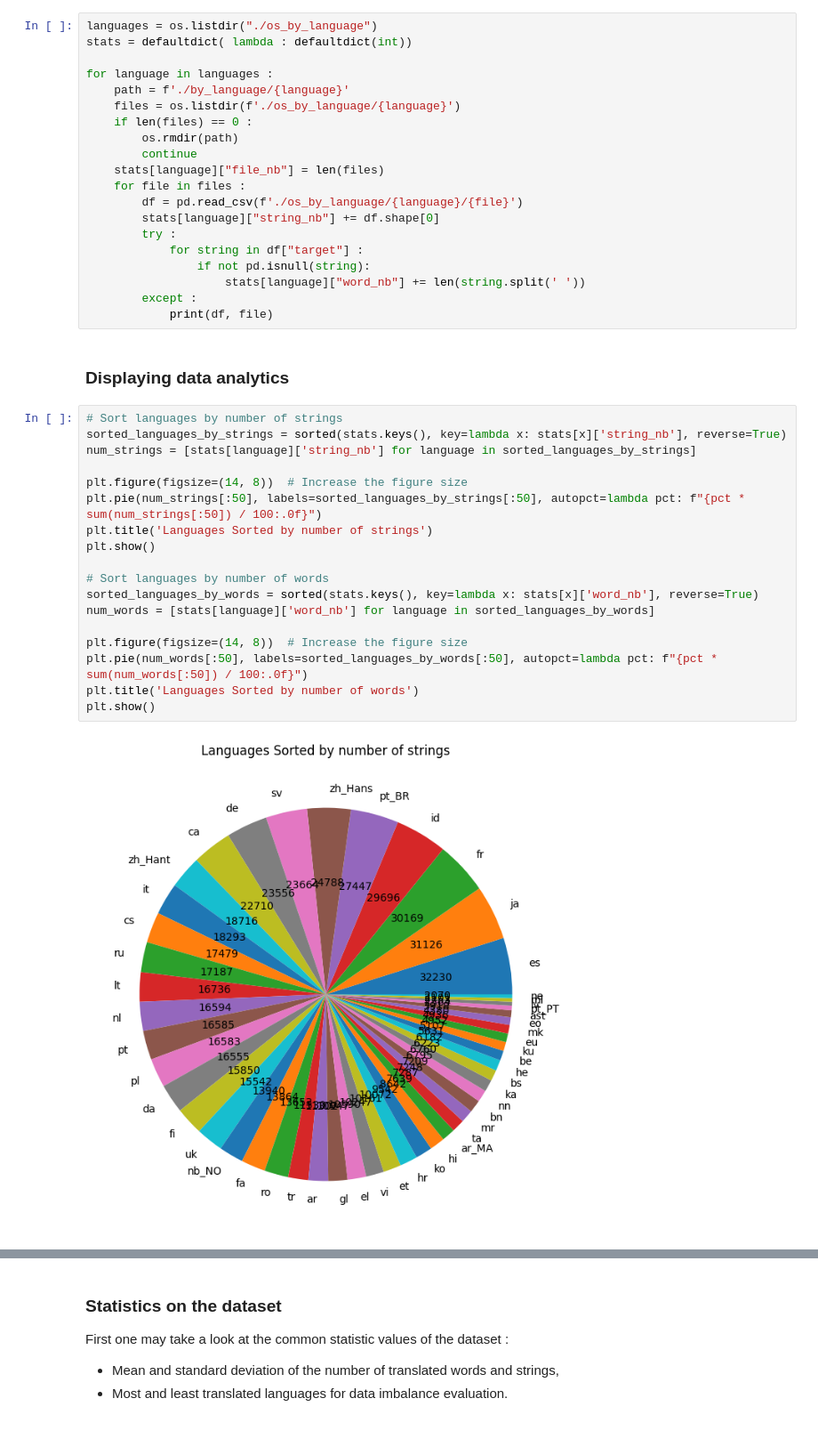
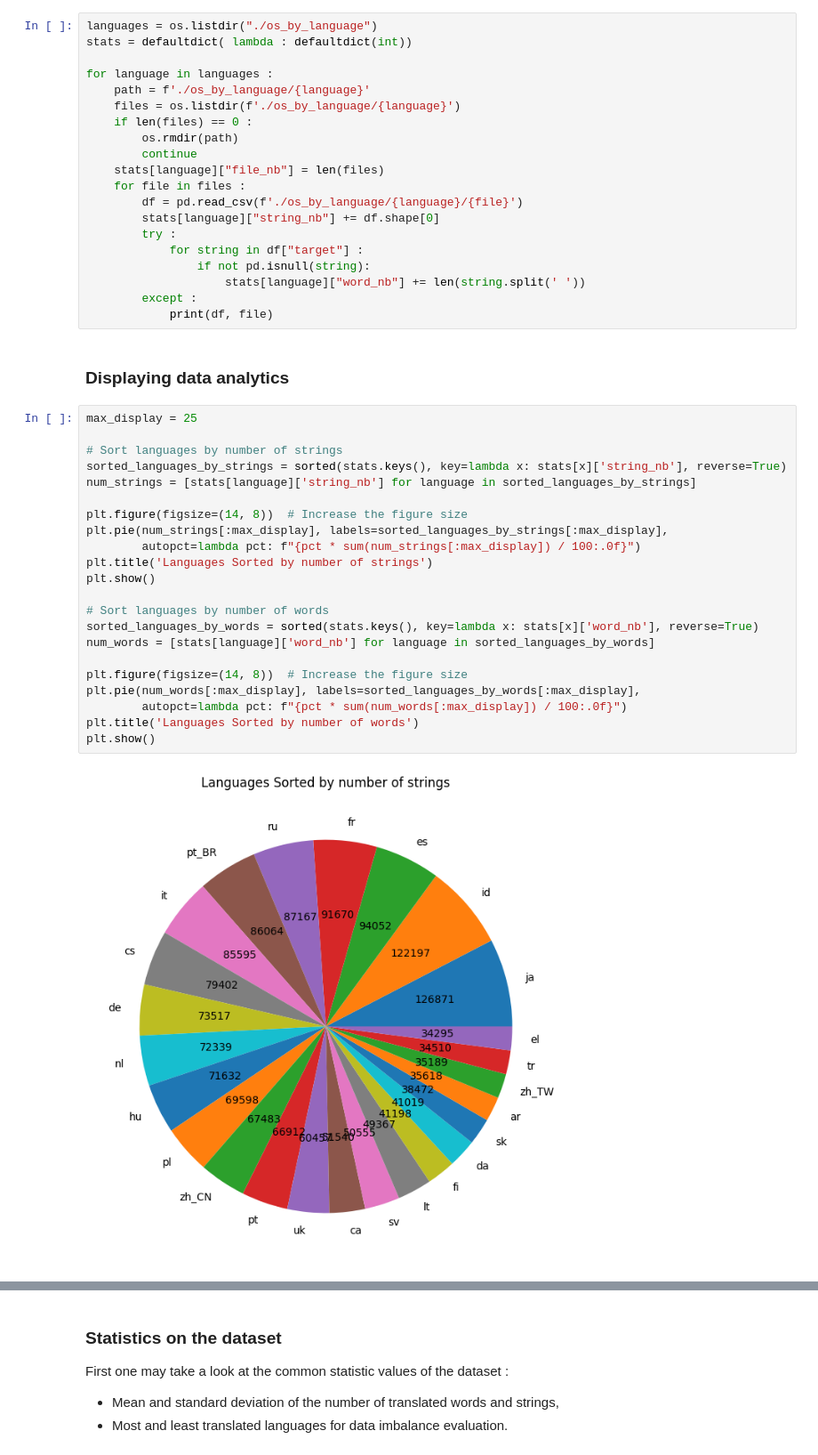
Before and after one commit to RomainDarous/Canonical-Ubuntu-AI-validation-check-for-open-source-os, a Jupyter notebook: 1_data_collection/data_collection_vizualisation.ipynb, the cells around one changed output, grey strips where cells are left out. Shown at 89% size. Drawn from its saved outputs; the diff is of its cells as text.

```diff
--- a/1_data_collection/data_collection_vizualisation.ipynb
+++ b/1_data_collection/data_collection_vizualisation.ipynb
@@ -21,7 +21,7 @@ languages = os.listdir("./os_by_language")
 stats = defaultdict( lambda : defaultdict(int))
 
 for language in languages :
-    path = f'./by_language/{language}'
+    path = f'./os_by_language/{language}'
     files = os.listdir(f'./os_by_language/{language}')
     if len(files) == 0 :
         os.rmdir(path)
@@ -39,22 +39,26 @@ for language in languages :
 # %% [markdown]
 ### Displaying data analytics
 # %%
+max_display = 25
+
 # Sort languages by number of strings
 sorted_languages_by_strings = sorted(stats.keys(), key=lambda x: stats[x]['string_nb'], reverse=True)
 num_strings = [stats[language]['string_nb'] for language in sorted_languages_by_strings]
 
 plt.figure(figsize=(14, 8))  # Increase the figure size
-plt.pie(num_strings[:50], labels=sorted_languages_by_strings[:50], autopct=lambda pct: f"{pct * sum(num_strings[:50]) / 100:.0f}")
+plt.pie(num_strings[:max_display], labels=sorted_languages_by_strings[:max_display],
+        autopct=lambda pct: f"{pct * sum(num_strings[:max_display]) / 100:.0f}")
 plt.title('Languages Sorted by number of strings')
 plt.show()
 
 # Sort languages by number of words
 sorted_languages_by_words = sorted(stats.keys(), key=lambda x: stats[x]['word_nb'], reverse=True)
 num_words = [stats[language]['word_nb'] for language in sorted_languages_by_words]
 
 plt.figure(figsize=(14, 8))  # Increase the figure size
-plt.pie(num_words[:50], labels=sorted_languages_by_words[:50], autopct=lambda pct: f"{pct * sum(num_words[:50]) / 100:.0f}")
+plt.pie(num_words[:max_display], labels=sorted_languages_by_words[:max_display],
+        autopct=lambda pct: f"{pct * sum(num_words[:max_display]) / 100:.0f}")
 plt.title('Languages Sorted by number of words')
 plt.show()
 # %% [output]
-[figure, old version]
+[figure, new version]
```
Also changed, not shown: parts of 3 cells of this notebook, 3 other files.
